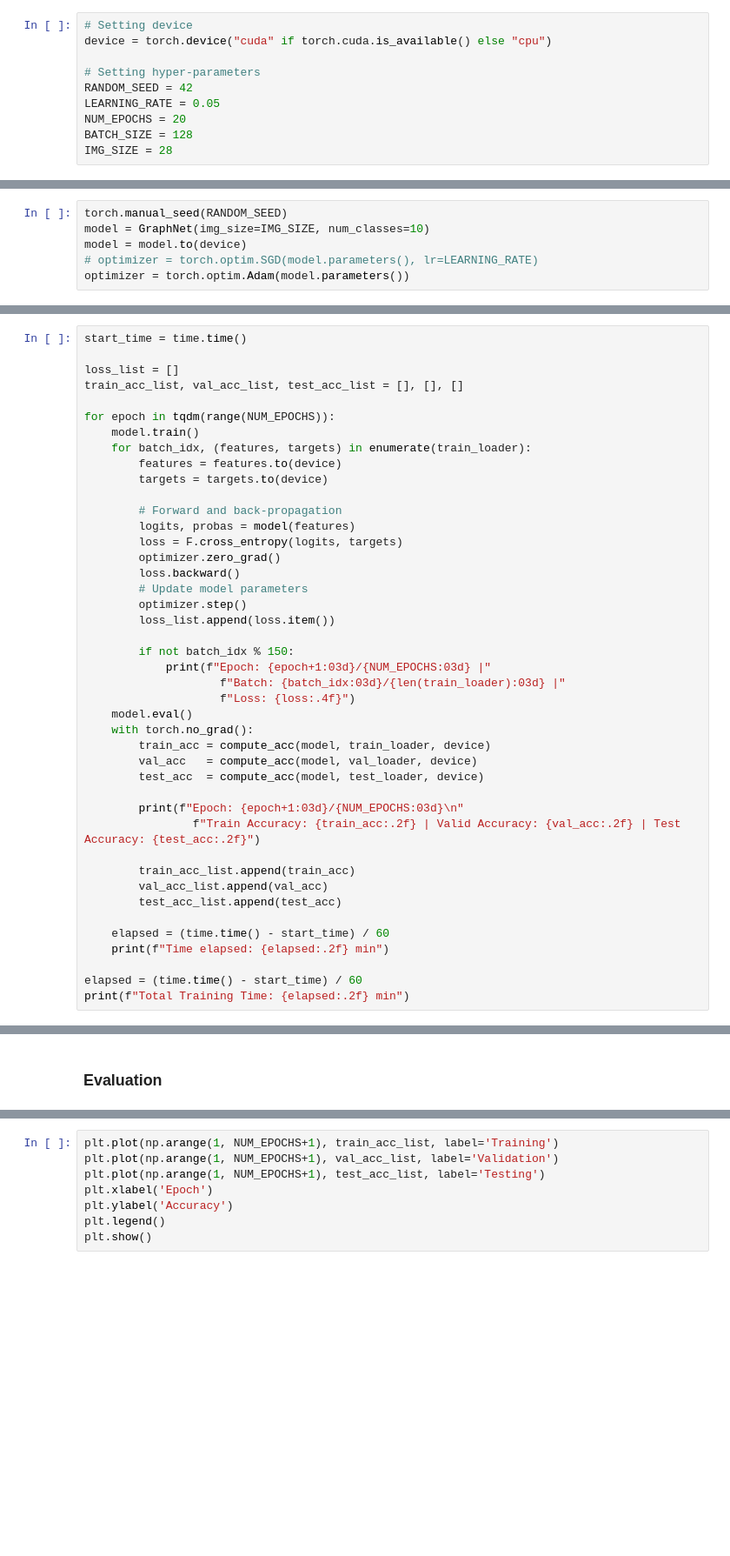
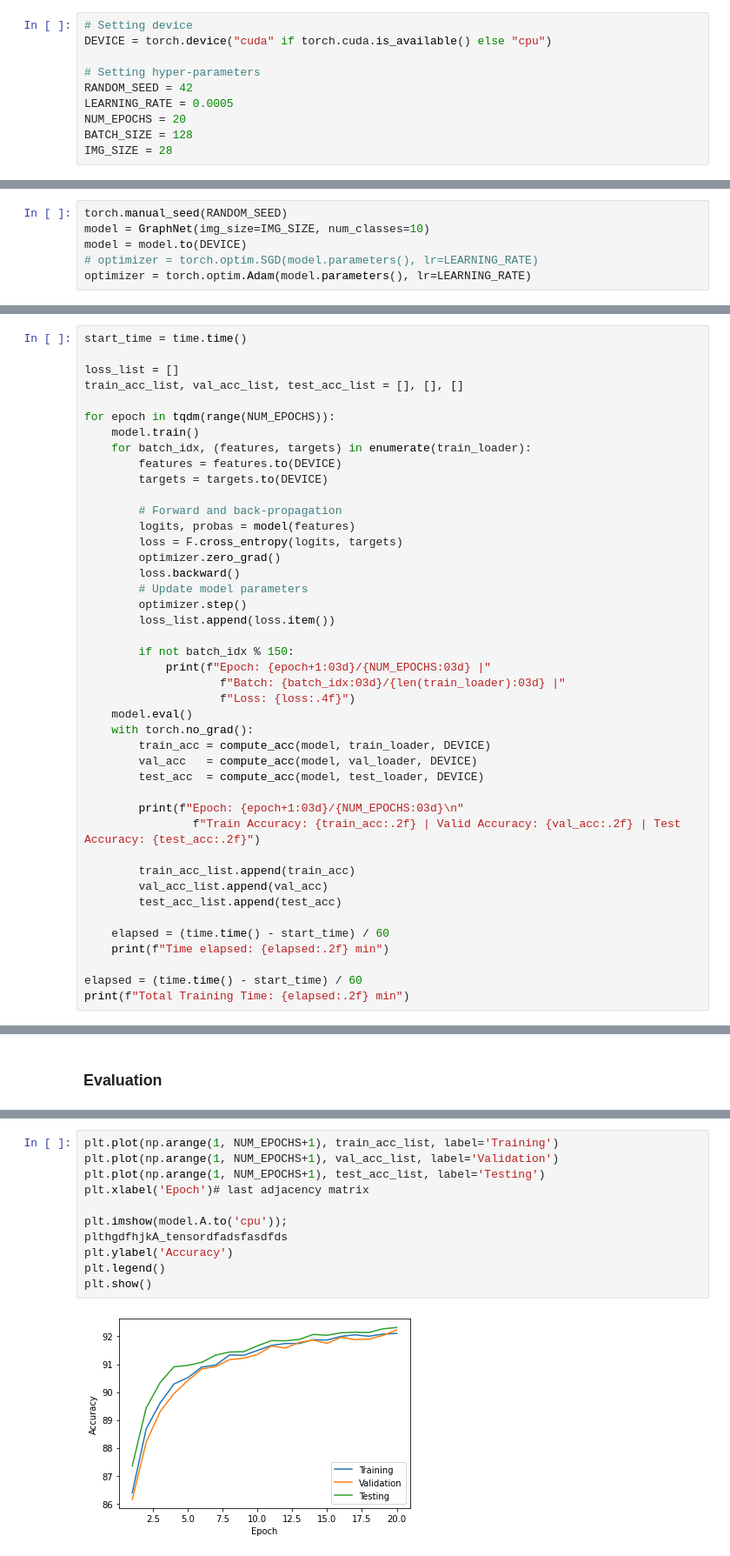
Before and after one commit to ntkhoa95/GNN, a Jupyter notebook: gnn-basic.ipynb, the cells around one changed output, grey strips where cells are left out. Shown at 87% size. Saved outputs shown, nothing was run; the diff lists cells and outputs as text; blank space fills up the shorter version.

```diff
--- a/gnn-basic.ipynb
+++ b/gnn-basic.ipynb
@@ -49,11 +47,11 @@ if torch.cuda.is_available():
 %matplotlib inline
 # %%
 # Setting device
-device = torch.device("cuda" if torch.cuda.is_available() else "cpu")
+DEVICE = torch.device("cuda" if torch.cuda.is_available() else "cpu")
 
 # Setting hyper-parameters
 RANDOM_SEED = 42
-LEARNING_RATE = 0.05
+LEARNING_RATE = 0.0005
 NUM_EPOCHS = 20
 BATCH_SIZE = 128
 IMG_SIZE = 28
@@ -161,9 +159,9 @@ class GraphNet(nn.Module):
 # %%
 torch.manual_seed(RANDOM_SEED)
 model = GraphNet(img_size=IMG_SIZE, num_classes=10)
-model = model.to(device)
+model = model.to(DEVICE)
 # optimizer = torch.optim.SGD(model.parameters(), lr=LEARNING_RATE)
-optimizer = torch.optim.Adam(model.parameters())
+optimizer = torch.optim.Adam(model.parameters(), lr=LEARNING_RATE)
 # %%
 def compute_acc(model, dataloader, device):
     correct_pred, num_examples = 0, 0
@@ -184,8 +182,8 @@ train_acc_list, val_acc_list, test_acc_list = [], [], []
 for epoch in tqdm(range(NUM_EPOCHS)):
     model.train()
     for batch_idx, (features, targets) in enumerate(train_loader):
-        features = features.to(device)
-        targets = targets.to(device)
+        features = features.to(DEVICE)
+        targets = targets.to(DEVICE)
 
         # Forward and back-propagation
         logits, probas = model(features)
@@ -202,9 +200,9 @@ for epoch in tqdm(range(NUM_EPOCHS)):
                     f"Loss: {loss:.4f}")
     model.eval()
     with torch.no_grad():
-        train_acc = compute_acc(model, train_loader, device)
-        val_acc   = compute_acc(model, val_loader, device)
-        test_acc  = compute_acc(model, test_loader, device)
+        train_acc = compute_acc(model, train_loader, DEVICE)
+        val_acc   = compute_acc(model, val_loader, DEVICE)
+        test_acc  = compute_acc(model, test_loader, DEVICE)
 
         print(f"Epoch: {epoch+1:03d}/{NUM_EPOCHS:03d}\n"
                 f"Train Accuracy: {train_acc:.2f} | Valid Accuracy: {val_acc:.2f} | Test Accuracy: {test_acc:.2f}")
@@ -295,8 +301,13 @@ plt.show()
 # %%
 plt.plot(np.arange(1, NUM_EPOCHS+1), train_acc_list, label='Training')
 plt.plot(np.arange(1, NUM_EPOCHS+1), val_acc_list, label='Validation')
 plt.plot(np.arange(1, NUM_EPOCHS+1), test_acc_list, label='Testing')
-plt.xlabel('Epoch')
+plt.xlabel('Epoch')# last adjacency matrix
+
+plt.imshow(model.A.to('cpu'));
+plthgdfhjkA_tensordfadsfasdfds
 plt.ylabel('Accuracy')
 plt.legend()
 plt.show()
+# %% [output]
+[figure, added]
```
Also changed, not shown: parts of 4 cells of this notebook, 1 other file.
